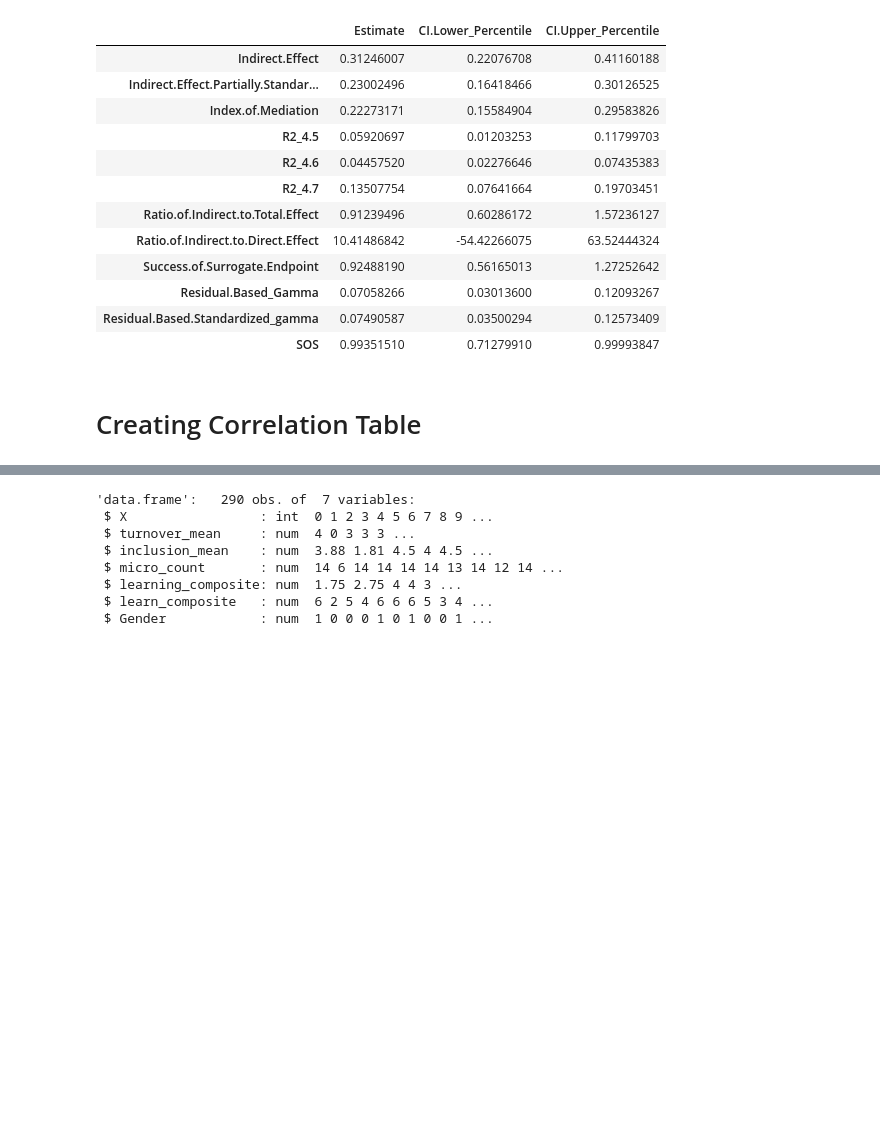
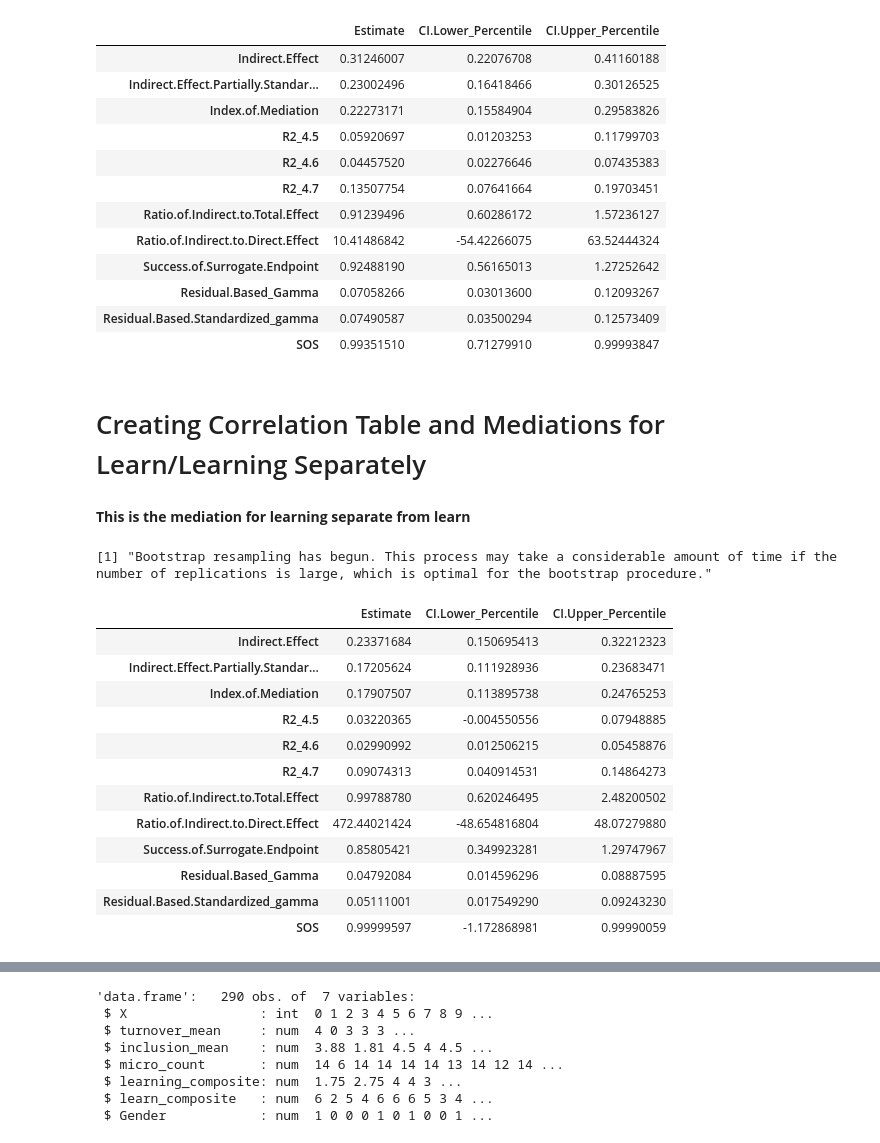
Before and after one commit to sam-cannon/AOM, a Jupyter notebook: AOM in R.ipynb, the cells around one changed output, grey strips where cells are left out. Cells and saved outputs as stored; diff of their text form; code cells hidden in the pictures; blank space fills up the shorter version.

```diff
--- a/AOM in R.ipynb
+++ b/AOM in R.ipynb
@@ -203,6 +178,26 @@ mediation(df$learning_mean, df$inclusion_mean, df$turnover_mean, conf.level = 0.
 | Residual.Based.Standardized_gamma | 0.07490587 | 0.03500294 | 0.12573409 |
 | SOS | 0.99351510 | 0.71279910 | 0.99993847 |
 # %% [markdown]
-# Creating Correlation Table
+# Creating Correlation Table and Mediations for Learn/Learning Separately
 # %%
 corr_df <- read.csv("AOM_correlation_data.csv", header = TRUE)
+# %% [markdown]
+__This is the mediation for learning separate from learn__
+# %%
+library(MBESS)
+mediation(corr_df$learning_composite, corr_df$inclusion_mean, corr_df$turnover_mean, conf.level = 0.95, bootstrap = T, B = 5000, which.boot="Percentile")
+# %% [output]
+[1] "Bootstrap resampling has begun. This process may take a considerable amount of time if the number of replications is large, which is optimal for the bootstrap procedure."
+|  | Estimate | CI.Lower_Percentile | CI.Upper_Percentile |
+| Indirect.Effect | 0.23371684 | 0.150695413 | 0.32212323 |
+| Indirect.Effect.Partially.Standar... | 0.17205624 | 0.111928936 | 0.23683471 |
+| Index.of.Mediation | 0.17907507 | 0.113895738 | 0.24765253 |
+| R2_4.5 | 0.03220365 | -0.004550556 | 0.07948885 |
+| R2_4.6 | 0.02990992 | 0.012506215 | 0.05458876 |
+| R2_4.7 | 0.09074313 | 0.040914531 | 0.14864273 |
+| Ratio.of.Indirect.to.Total.Effect | 0.99788780 | 0.620246495 | 2.48200502 |
+| Ratio.of.Indirect.to.Direct.Effect | 472.44021424 | -48.654816804 | 48.07279880 |
+| Success.of.Surrogate.Endpoint | 0.85805421 | 0.349923281 | 1.29747967 |
+| Residual.Based_Gamma | 0.04792084 | 0.014596296 | 0.08887595 |
+| Residual.Based.Standardized_gamma | 0.05111001 | 0.017549290 | 0.09243230 |
+| SOS | 0.99999597 | -1.172868981 | 0.99990059 |
```
Also changed, not shown: parts of 23 cells of this notebook.
